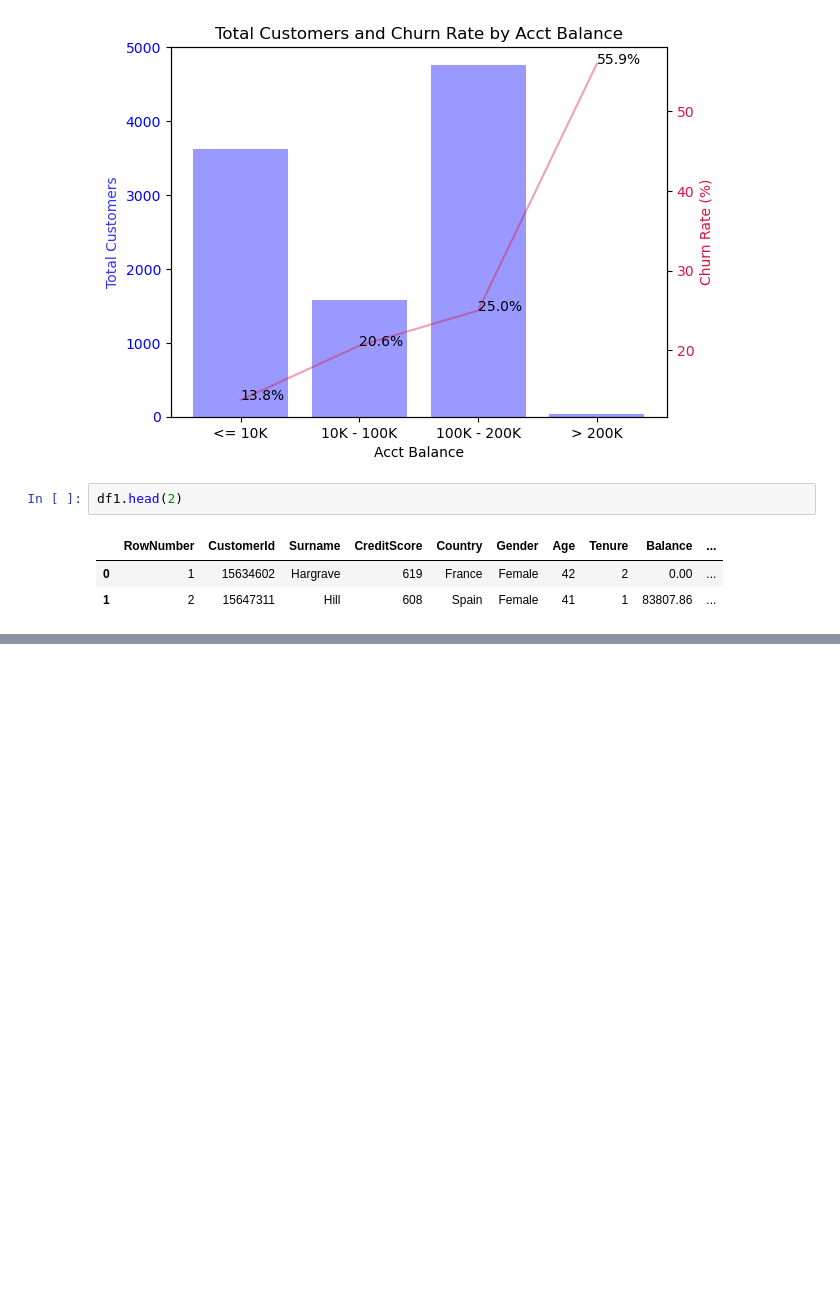
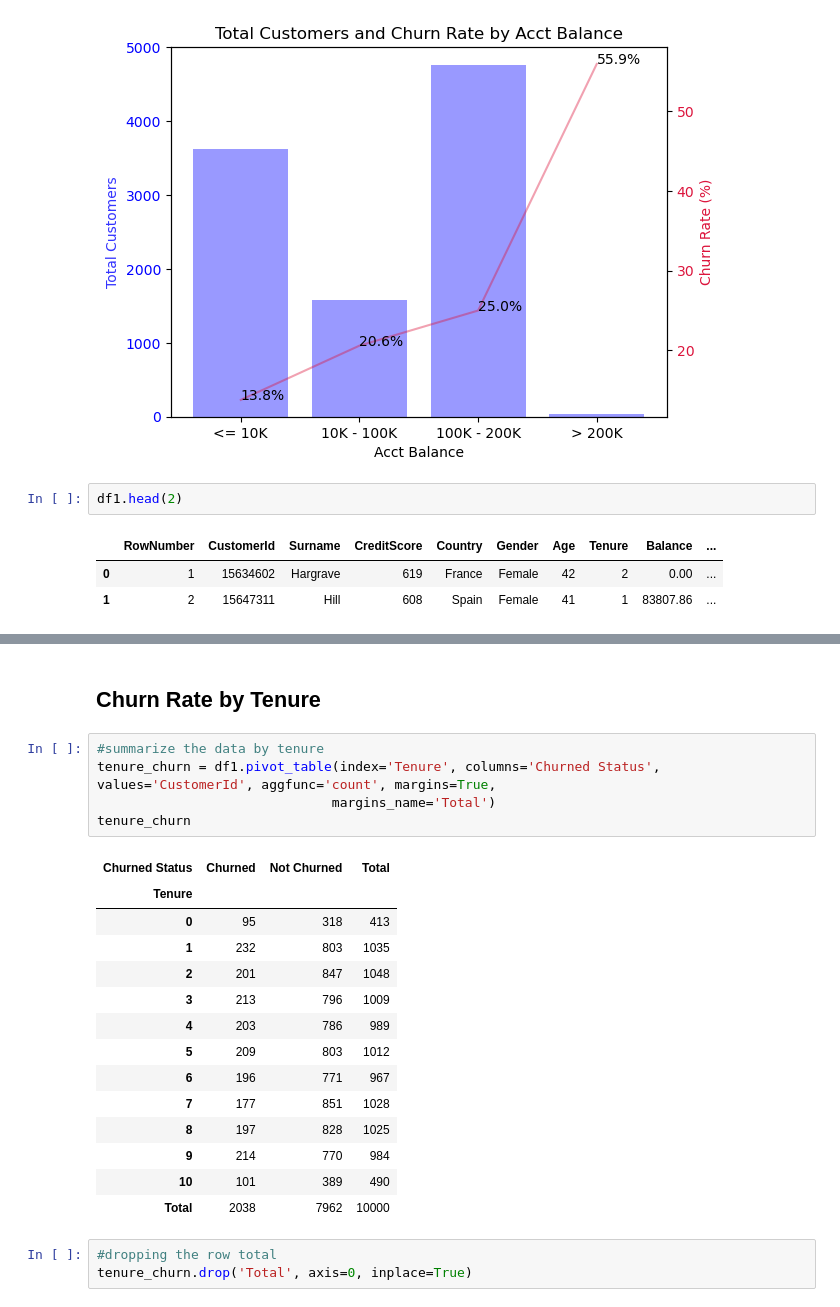
Before and after one commit to valezenwanne/Bank-Customer-Churn-Prediction, a Jupyter notebook: Bank Customer Churn Prediction.ipynb, the cells around one changed output, grey strips where cells are left out. Saved outputs shown, nothing was run; the diff lists cells and outputs as text; blank space fills up the shorter version.

```diff
--- a/Bank Customer Churn Prediction.ipynb
+++ b/Bank Customer Churn Prediction.ipynb
@@ -1101,0 +1102,25 @@ plt.show()
+# %% [markdown]
+## Churn Rate by Tenure
+# %%
+#summarize the data by tenure
+tenure_churn = df1.pivot_table(index='Tenure', columns='Churned Status', values='CustomerId', aggfunc='count', margins=True,
+                              margins_name='Total')
+tenure_churn
+# %% [output]
+| Churned Status | Churned | Not Churned | Total |
+| Tenure |  |  |  |
+| 0 | 95 | 318 | 413 |
+| 1 | 232 | 803 | 1035 |
+| 2 | 201 | 847 | 1048 |
+| 3 | 213 | 796 | 1009 |
+| 4 | 203 | 786 | 989 |
+| 5 | 209 | 803 | 1012 |
+| 6 | 196 | 771 | 967 |
+| 7 | 177 | 851 | 1028 |
+| 8 | 197 | 828 | 1025 |
+| 9 | 214 | 770 | 984 |
+| 10 | 101 | 389 | 490 |
+| Total | 2038 | 7962 | 10000 |
+# %%
+#dropping the row total
+tenure_churn.drop('Total', axis=0, inplace=True)
```
Also changed, not shown: parts of 42 cells of this notebook.
